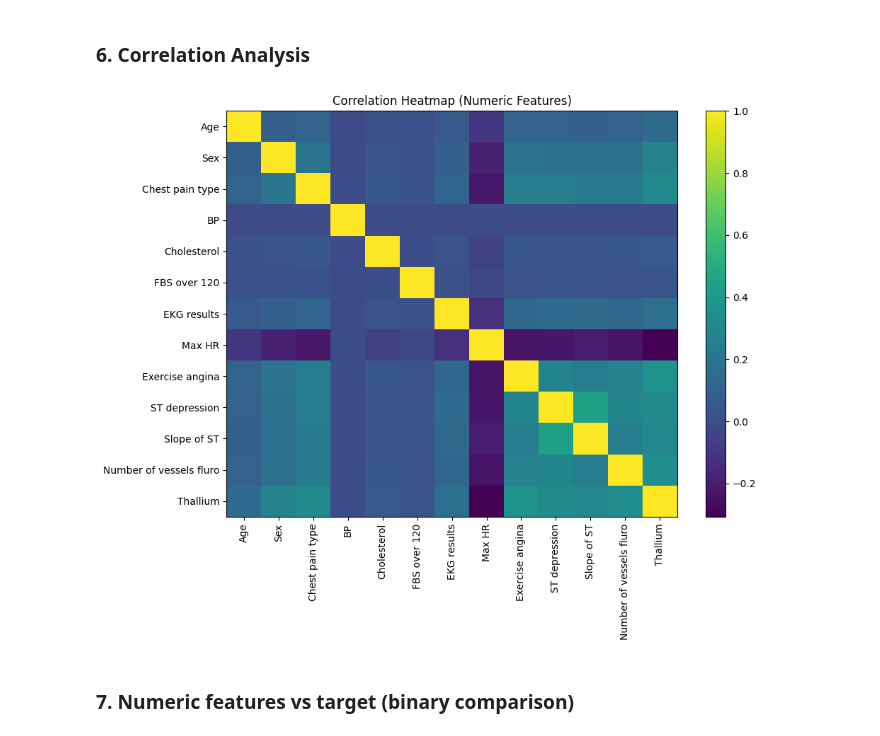
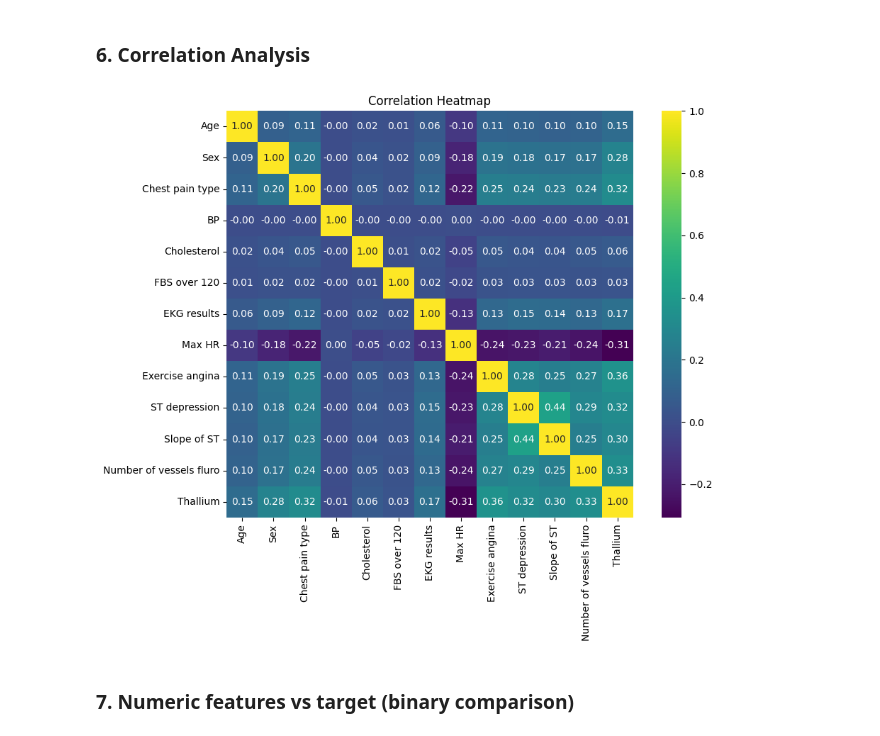
Before and after one commit to Dilshan7542/CI-Assigment, a Jupyter notebook: assignment-dilshan.ipynb, the cells around one changed output. Cells and saved outputs as stored; diff of their text form; code cells hidden in the pictures.

```diff
--- a/assignment-dilshan.ipynb
+++ b/assignment-dilshan.ipynb
@@ -206,19 +206,25 @@ for c in top_cat:
 # %% [markdown]
 ### 6. Correlation Analysis
 # %%
+import seaborn as sns
 if len(num_cols) > 1:
-    corr = X[num_cols].corr()
+ corr = X[num_cols].corr()
 
-    plt.figure(figsize=(10,8))
-    plt.imshow(corr, aspect='auto')
-    plt.title("Correlation Heatmap (Numeric Features)")
-    plt.colorbar()
-    plt.xticks(range(len(num_cols)), num_cols, rotation=90)
-    plt.yticks(range(len(num_cols)), num_cols)
-    plt.tight_layout()
-    plt.show()
+ plt.figure(figsize=(10, 8))
+ sns.heatmap(
+    corr,
+    annot=True,
+    fmt=".2f",
+    cmap="viridis",
+    cbar=True,
+    square=True
+ )
+
+ plt.title("Correlation Heatmap")
+ plt.tight_layout()
+ plt.show()
 # %% [output]
-[figure, old version]
+[figure, new version]
 # %% [markdown]
 ### 7. Numeric features vs target (binary comparison)
 # %%
```
Also changed, not shown: parts of 9 cells of this notebook.
